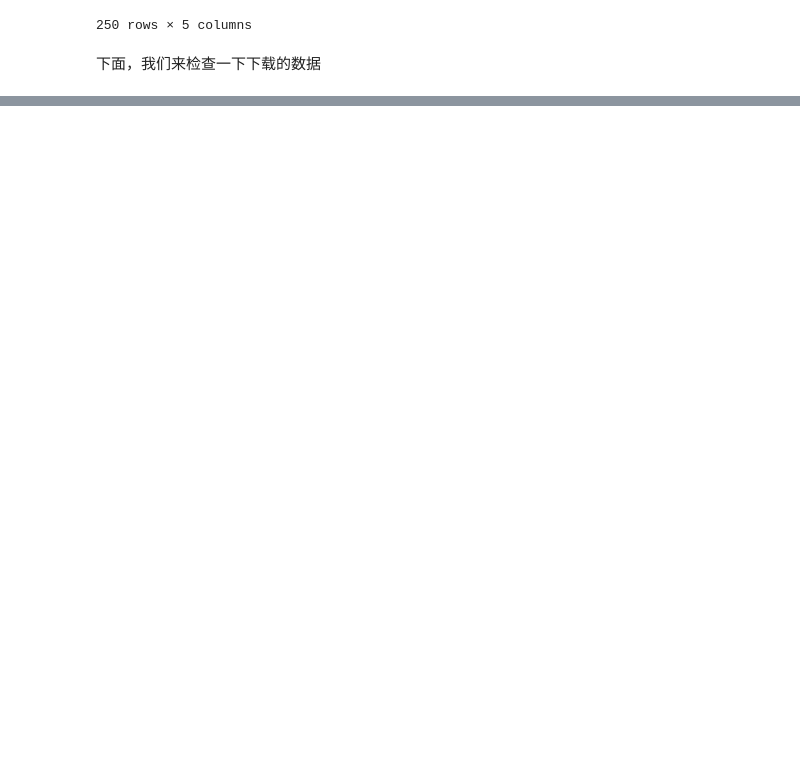
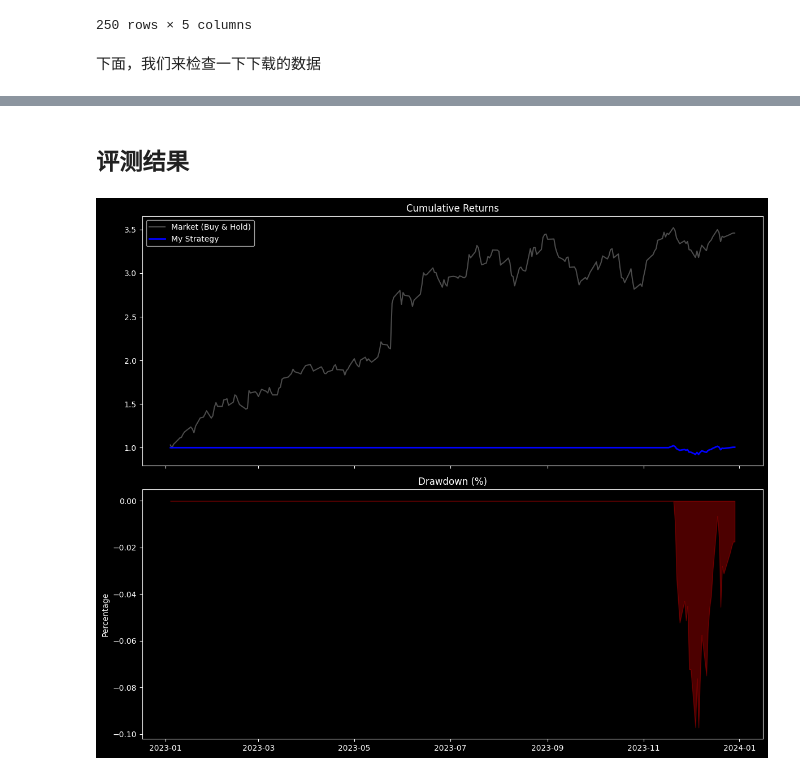
Before and after one commit to LUNARKN1GHT/My-Quant-Project, a Jupyter notebook: notebooks/01_data_explore.ipynb, the cells around one changed output, grey strips where cells are left out. Cells and saved outputs as stored; diff of their text form; code cells hidden in the pictures; blank space fills up the shorter version.

```diff
--- a/notebooks/01_data_explore.ipynb
+++ b/notebooks/01_data_explore.ipynb
@@ -61,0 +104,33 @@ dtype: int64
+# %% [markdown]
+## 评测结果
+# %%
+from scripts.analytics import StrategyAnalytics
+import matplotlib.pyplot as plt
+
+# 1. 计算指标
+analytics = StrategyAnalytics()
+metrics, drawdown_series = analytics.calculate_performance(df_final)
+
+# 2. 打印结果
+print("--- 策略表现评价 ---")
+for k, v in metrics.items():
+    print(f"{k}: {v}")
+
+# 3. 绘制双图对比
+fig, (ax1, ax2) = plt.subplots(2, 1, figsize=(12, 10), sharex=True)
+
+# 图1：累计收益对比
+ax1.plot(df_final['Cum_Market_Return'], label='Market (Buy & Hold)', color='gray', alpha=0.6)
+ax1.plot(df_final['Cum_Strategy_Return'], label='My Strategy', color='blue', linewidth=2)
+ax1.set_title('Cumulative Returns')
+ax1.legend()
+
+# 图2：回撤区域图
+ax2.fill_between(drawdown_series.index, drawdown_series, 0, color='red', alpha=0.3)
+ax2.set_title('Drawdown (%)')
+ax2.set_ylabel('Percentage')
+
+plt.tight_layout()
+plt.show()
+# %% [output]
+[figure, added]
```
Also changed, not shown: parts of 8 cells of this notebook.
